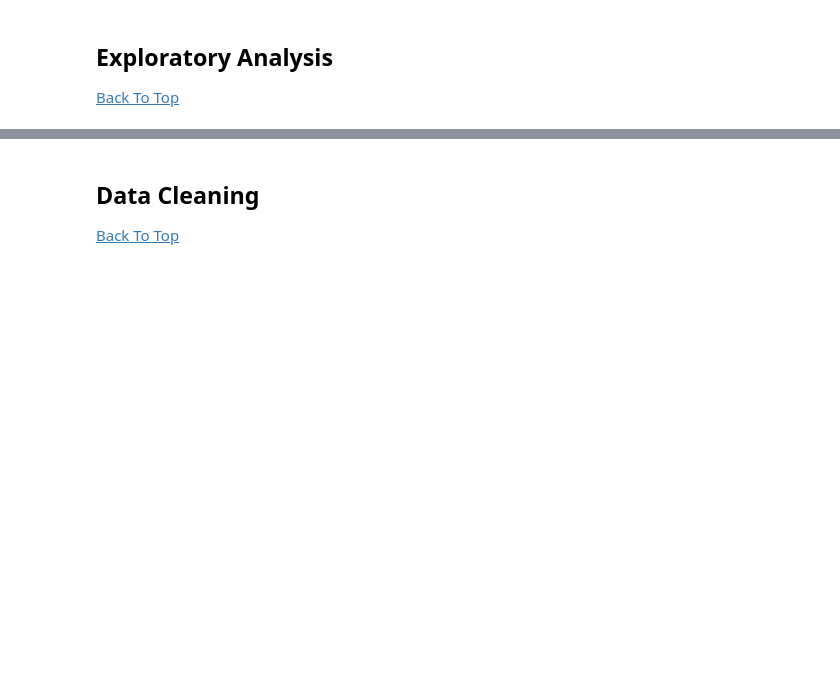
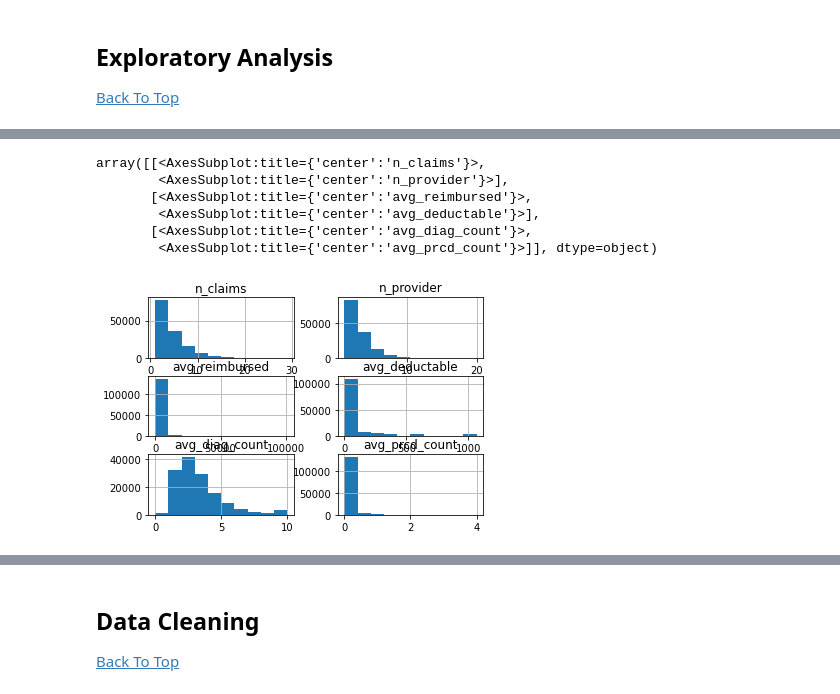
Before and after one commit to jwelch1123/healthcare_fraud_detection, a Jupyter notebook: healthcare_fraud.ipynb, the cells around one changed output, grey strips where cells are left out. Cells and saved outputs as stored; diff of their text form; code cells hidden in the pictures; blank space fills up the shorter version.

```diff
--- a/healthcare_fraud.ipynb
+++ b/healthcare_fraud.ipynb
@@ -22,0 +334,19 @@
+# %%
+Train_Patientdata["DiagnosisCodeCount"] = Train_Patientdata.filter(like="ClmDiagnosisCode_").count(axis=1)
+Train_Patientdata["ProcedureCodeCount"] = Train_Patientdata.filter(like="ClmProcedureCode_").count(axis=1)
+# %%
+Train_Patientdata.groupby("BeneID").agg(n_claims = ("ClaimID","nunique"),
+                                        n_provider = ("Provider","nunique"),
+                                        avg_reimbursed = ("InscClaimAmtReimbursed","mean"),
+                                        avg_deductable = ("DeductibleAmtPaid","mean"),
+                                        avg_diag_count = ("DiagnosisCodeCount",'mean'),
+                                        avg_prcd_count = ("ProcedureCodeCount",'mean')
+                                       ).hist()
+# %% [output]
+array([[<AxesSubplot:title={'center':'n_claims'}>,
+        <AxesSubplot:title={'center':'n_provider'}>],
+       [<AxesSubplot:title={'center':'avg_reimbursed'}>,
+        <AxesSubplot:title={'center':'avg_deductable'}>],
+       [<AxesSubplot:title={'center':'avg_diag_count'}>,
+        <AxesSubplot:title={'center':'avg_prcd_count'}>]], dtype=object)
+[figure, added]
```
Also changed, not shown: parts of 40 cells of this notebook.
